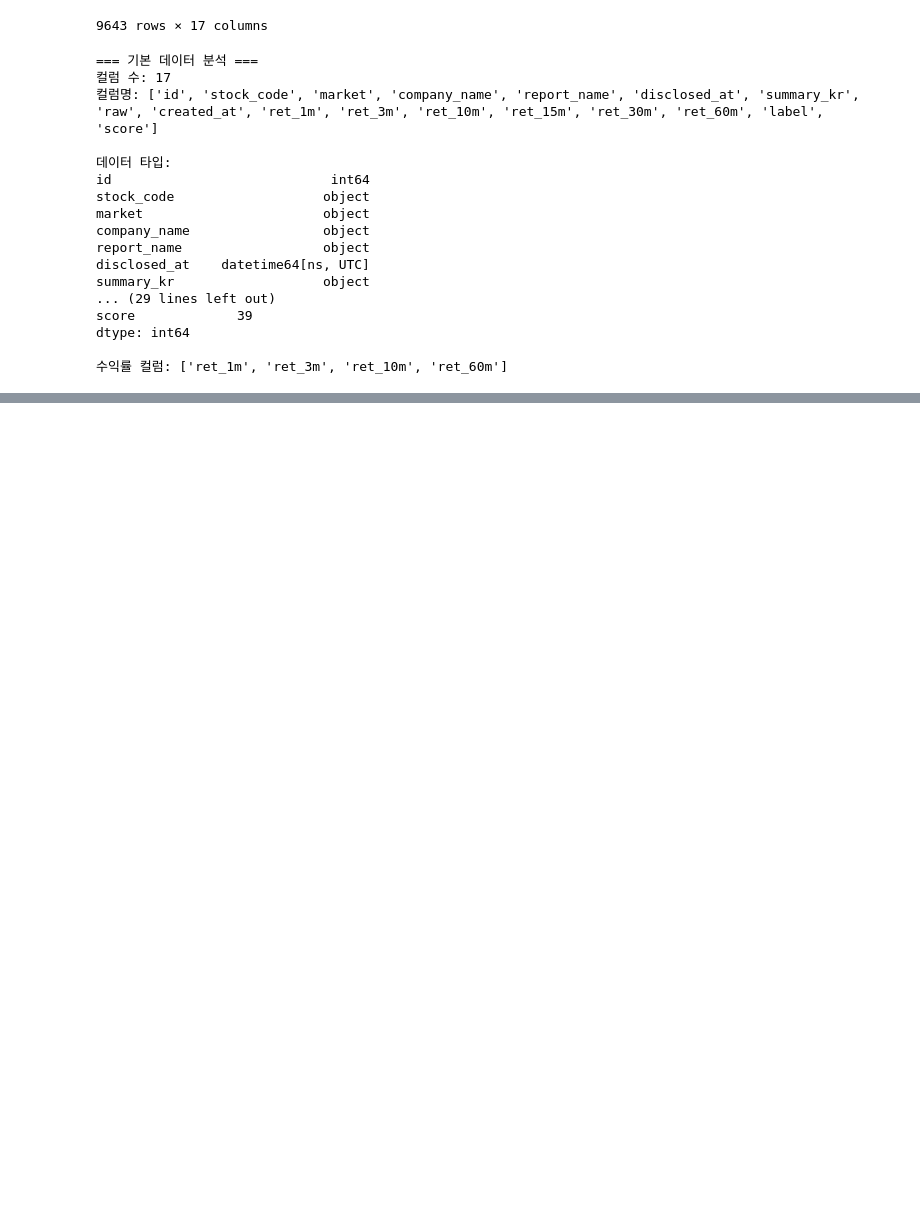
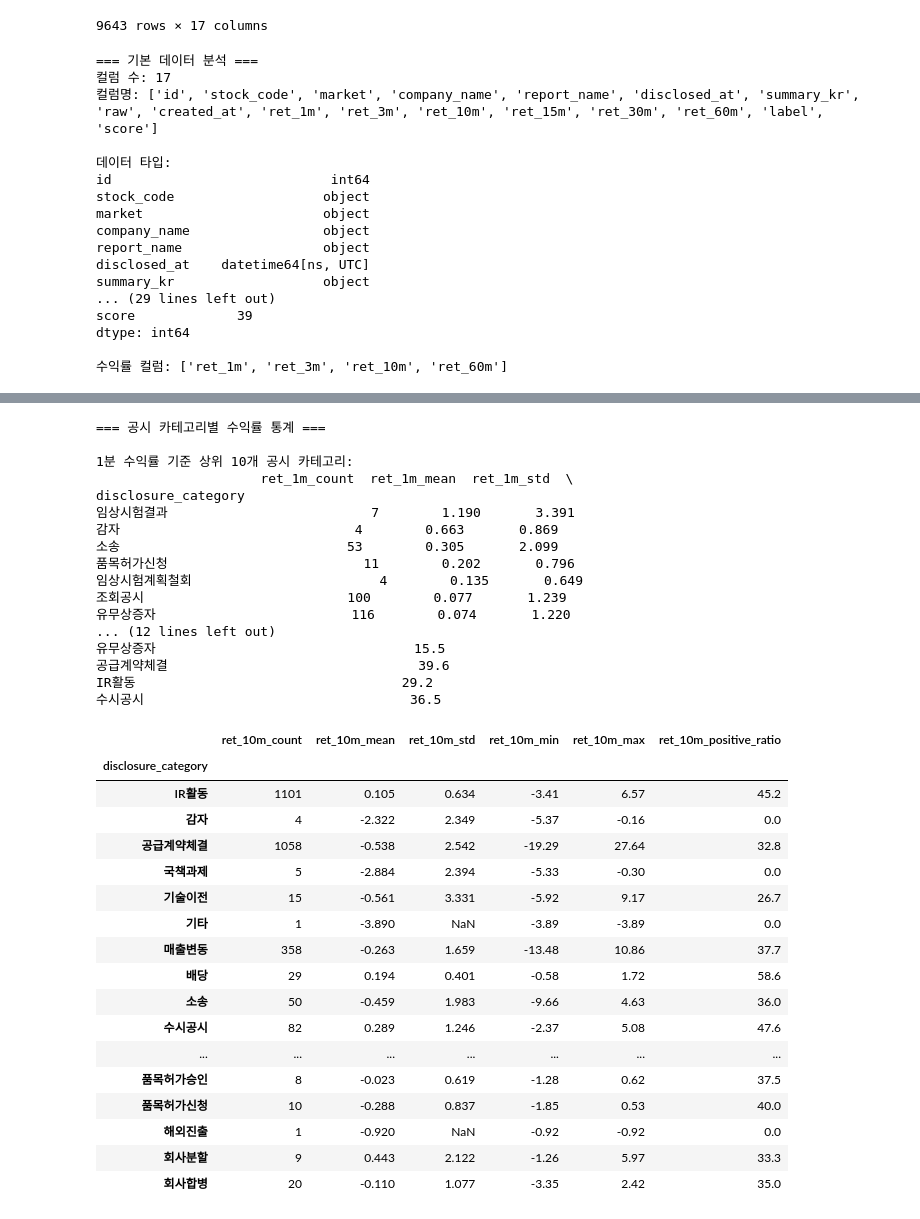
Before and after one commit to antaechan/dart-sentiment-analysis, a Jupyter notebook: analysis/eda.ipynb, the cells around one changed output, grey strips where cells are left out. Drawn from its saved outputs; the diff is of its cells as text; code cells hidden in the pictures; blank space fills up the shorter version.

```diff
--- a/analysis/eda.ipynb
+++ b/analysis/eda.ipynb
@@ -249,0 +325,38 @@ IR활동: 1142건 -> IR활동.csv
+# %%
+calculate_return_statistics_by_category(df_with_returns, ret_columns)[["ret_10m_count", "ret_10m_mean", "ret_10m_std", "ret_10m_min", "ret_10m_max", "ret_10m_positive_ratio"]]
+# %% [output]
+=== 공시 카테고리별 수익률 통계 ===
+
+1분 수익률 기준 상위 10개 공시 카테고리:
+                     ret_1m_count  ret_1m_mean  ret_1m_std  \
+disclosure_category
+임상시험결과                          7        1.190       3.391
+감자                              4        0.663       0.869
+소송                             53        0.305       2.099
+품목허가신청                         11        0.202       0.796
+임상시험계획철회                        4        0.135       0.649
+조회공시                          100        0.077       1.239
+유무상증자                         116        0.074       1.220
+... (12 lines left out)
+유무상증자                                 15.5
+공급계약체결                                39.6
+IR활동                                  29.2
+수시공시                                  36.5
+|  | ret_10m_count | ret_10m_mean | ret_10m_std | ret_10m_min | ret_10m_max | ret_10m_positive_ratio |
+| disclosure_category |  |  |  |  |  |  |
+| IR활동 | 1101 | 0.105 | 0.634 | -3.41 | 6.57 | 45.2 |
+| 감자 | 4 | -2.322 | 2.349 | -5.37 | -0.16 | 0.0 |
+| 공급계약체결 | 1058 | -0.538 | 2.542 | -19.29 | 27.64 | 32.8 |
+| 국책과제 | 5 | -2.884 | 2.394 | -5.33 | -0.30 | 0.0 |
+| 기술이전 | 15 | -0.561 | 3.331 | -5.92 | 9.17 | 26.7 |
+| 기타 | 1 | -3.890 | NaN | -3.89 | -3.89 | 0.0 |
+| 매출변동 | 358 | -0.263 | 1.659 | -13.48 | 10.86 | 37.7 |
+| 배당 | 29 | 0.194 | 0.401 | -0.58 | 1.72 | 58.6 |
+| 소송 | 50 | -0.459 | 1.983 | -9.66 | 4.63 | 36.0 |
+| 수시공시 | 82 | 0.289 | 1.246 | -2.37 | 5.08 | 47.6 |
+| ... | ... | ... | ... | ... | ... | ... |
+| 품목허가승인 | 8 | -0.023 | 0.619 | -1.28 | 0.62 | 37.5 |
+| 품목허가신청 | 10 | -0.288 | 0.837 | -1.85 | 0.53 | 40.0 |
+| 해외진출 | 1 | -0.920 | NaN | -0.92 | -0.92 | 0.0 |
+| 회사분할 | 9 | 0.443 | 2.122 | -1.26 | 5.97 | 33.3 |
+| 회사합병 | 20 | -0.110 | 1.077 | -3.35 | 2.42 | 35.0 |
```
Also changed, not shown: parts of 5 cells of this notebook, 1 other file.
